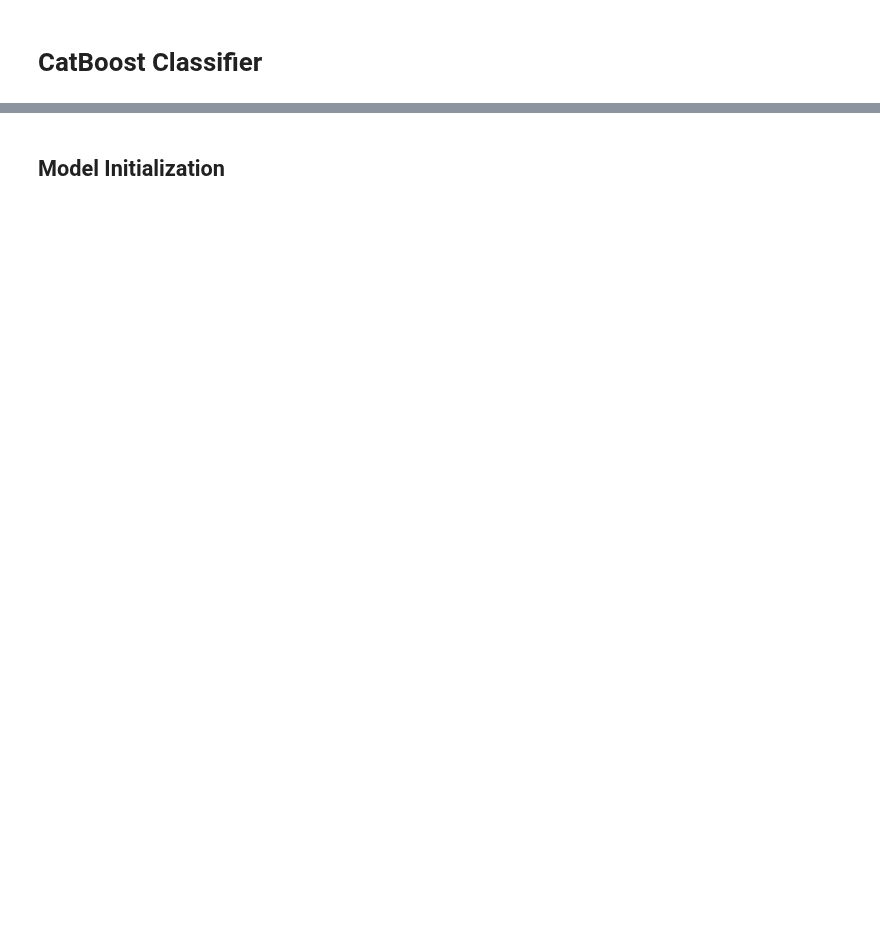
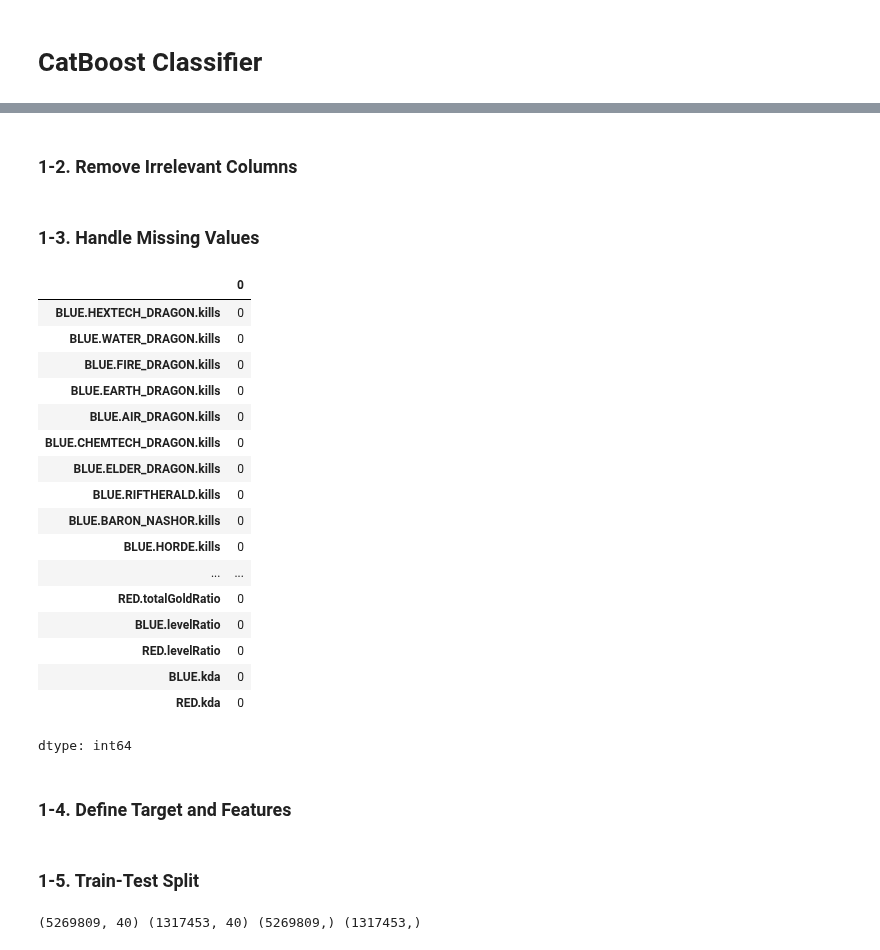
Before and after one commit to YoungSnoww/LeagueOfLegendsModelBenchmark, a Jupyter notebook: machine_learning/CatBoostClassifier.ipynb, the cells around one changed output, grey strips where cells are left out. Cells and saved outputs as stored; diff of their text form; code cells hidden in the pictures; blank space fills up the shorter version.

Commit message:
modif: metrics and used dataset

```diff
--- a/machine_learning/CatBoostClassifier.ipynb
+++ b/machine_learning/CatBoostClassifier.ipynb
@@ -47,0 +43,5 @@ df_challenger.head()
+# %%
+# Import `all_dataset.csv`
+df = pd.read_csv('/content/drive/MyDrive/Assets/all_dataset.csv')
+
+df.head()
@@ -47,0 +56,2 @@ df_challenger.head()
+# %% [markdown]
+### 1-2. Remove Irrelevant Columns
@@ -47,0 +61,32 @@ df_challenger.head()
+# %% [markdown]
+### 1-3. Handle Missing Values
+# %%
+# Replace missing values with NaN
+df.replace([np.inf, -np.inf], np.nan, inplace=True)
+# Replace NaN with 0
+df.fillna(0, inplace=True)
+
+# Check for missing values
+missing_values = df.isnull().sum()
+missing_values
+# %% [output]
+|  | 0 |
+| BLUE.HEXTECH_DRAGON.kills | 0 |
+| BLUE.WATER_DRAGON.kills | 0 |
+| BLUE.FIRE_DRAGON.kills | 0 |
+| BLUE.EARTH_DRAGON.kills | 0 |
+| BLUE.AIR_DRAGON.kills | 0 |
+| BLUE.CHEMTECH_DRAGON.kills | 0 |
+| BLUE.ELDER_DRAGON.kills | 0 |
+| BLUE.RIFTHERALD.kills | 0 |
+| BLUE.BARON_NASHOR.kills | 0 |
+| BLUE.HORDE.kills | 0 |
+| ... | ... |
+| RED.totalGoldRatio | 0 |
+| BLUE.levelRatio | 0 |
+| RED.levelRatio | 0 |
+| BLUE.kda | 0 |
+| RED.kda | 0 |
+dtype: int64
+# %% [markdown]
+### 1-4. Define Target and Features
@@ -48,7 +96,8 @@ df_challenger.head()
+# %% [markdown]
+### 1-5. Train-Test Split
 # %%
-X = df_challenger.drop('winner', axis=1)
-y = df_challenger['winner']
+X_train, X_test, y_train, y_test = train_test_split(X, y, test_size=0.2, random_state=42)
 
-X_train, X_test, y_train, y_test = train_test_split(X, y, test_size=0.2, random_state=42)
+print(X_train.shape, X_test.shape, y_train.shape, y_test.shape)
+# %% [output]
+(5269809, 40) (1317453, 40) (5269809,) (1317453,)
-# %% [markdown]
-## Model Initialization
```
Also changed, not shown: parts of 20 cells of this notebook.
